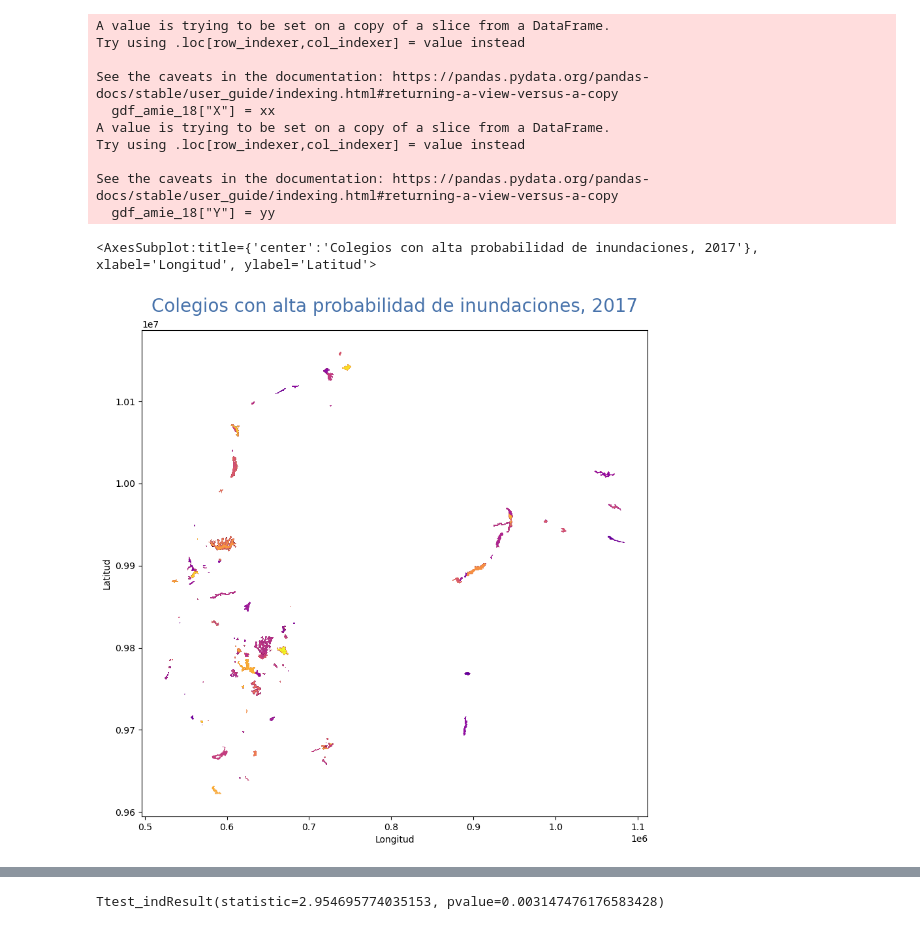
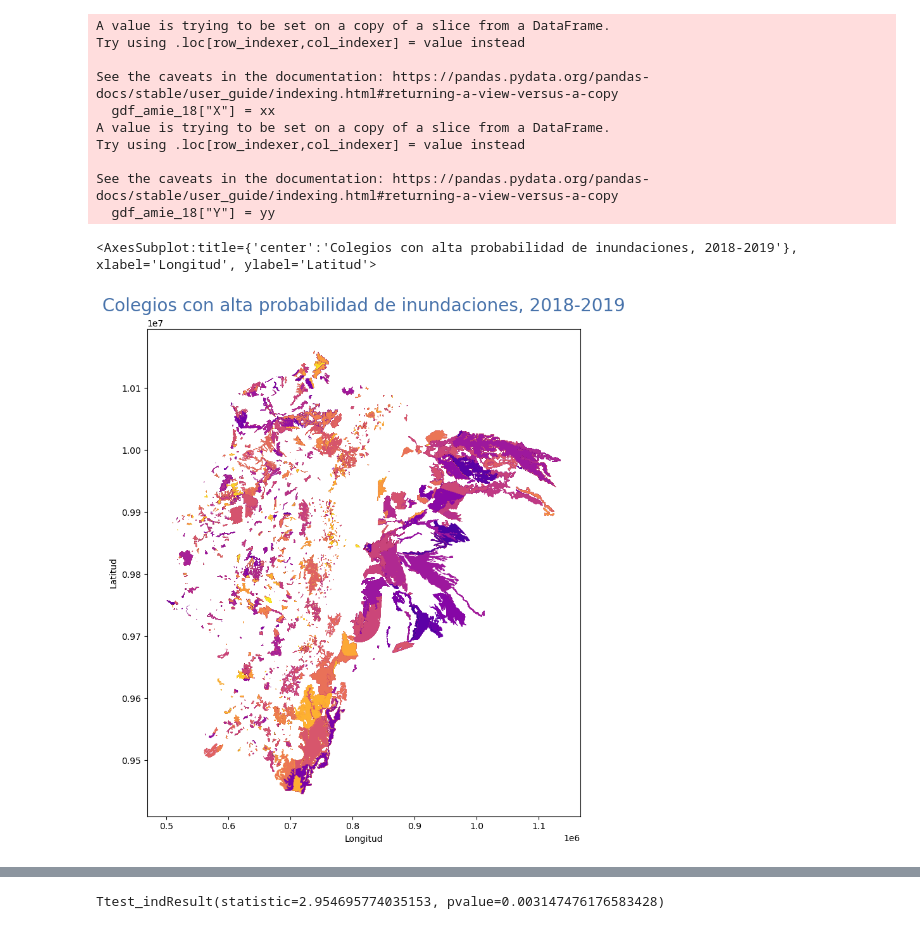
Before and after one commit to Alfreed0/DataScience, a Jupyter notebook: Notebooks/Proyecto.ipynb, the cells around one changed output, grey strips where cells are left out. Cells and saved outputs as stored; diff of their text form; code cells hidden in the pictures.

```diff
--- a/Notebooks/Proyecto.ipynb
+++ b/Notebooks/Proyecto.ipynb
@@ -323,25 +323,27 @@ gdf_amie_18 = gpd.GeoDataFrame(gdf_amie_18, geometry=gpd.points_from_xy(gdf_amie
 gdf_amie_18.crs = df_floods.crs
 # %%
 df_join_18 = gpd.sjoin(df_floods, gdf_amie_18, how='inner', op='intersects')
+# %%
+dfht_join_18 = df_join_18.loc[:, ['geometry', 'inev', 'pes']]
 # %%
 # Control del tamaño de la figura del mapa
 fig, ax =plt.subplots(figsize=(10, 10))
 
 # Control del título y los ejes
-ax.set_title('Colegios con alta probabilidad de inundaciones, 2017',
+ax.set_title('Colegios con alta probabilidad de inundaciones, 2018-2019',
 
              pad =20,
 
              fontdict={'fontsize':20, 'color': '#4873ab'})
 
 ax.set_xlabel('Longitud')
 ax.set_ylabel('Latitud')
 
 # Mostrar el mapa finalizado
-df_join_18.plot(column='inev', cmap='plasma', ax=ax, zorder=5)
+dfht_join_18.plot(column='inev', cmap='plasma', ax=ax, zorder=5)
 # %% [output]
-<AxesSubplot:title={'center':'Colegios con alta probabilidad de inundaciones, 2017'}, xlabel='Longitud', ylabel='Latitud'>
+<AxesSubplot:title={'center':'Colegios con alta probabilidad de inundaciones, 2018-2019'}, xlabel='Longitud', ylabel='Latitud'>
-[figure, old version]
+[figure, new version]
 # %%
 gdf_amie_18 = gdf_amie_18[gdf_amie_18['pes'] >= 400]
 # %%
```
Also changed, not shown: parts of 43 cells of this notebook, 5 other files.
